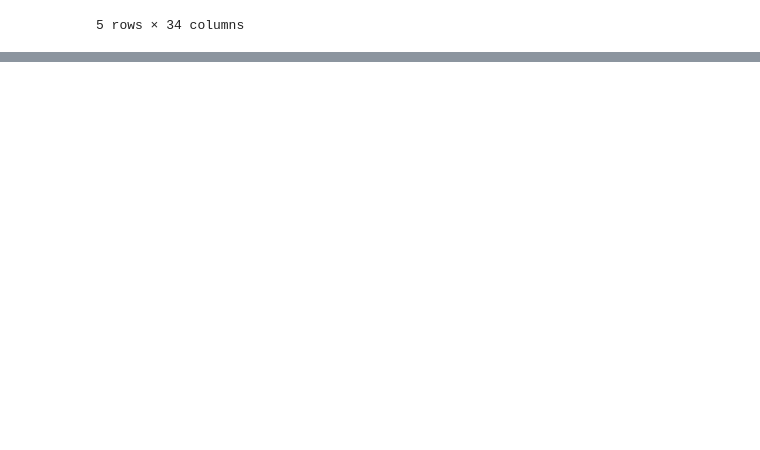
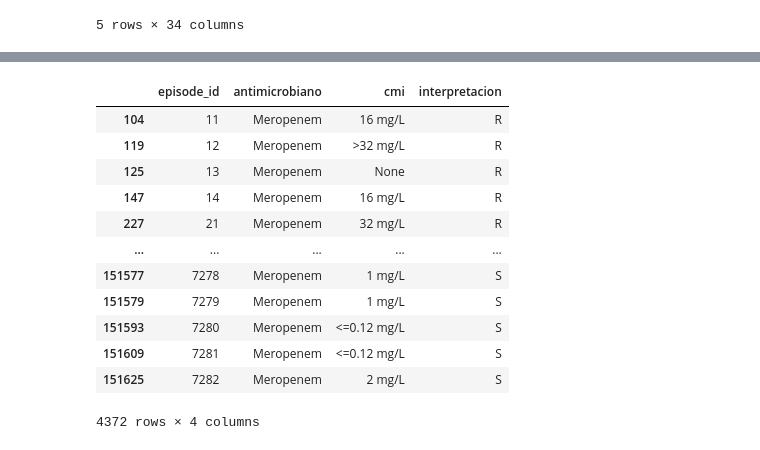
Before and after one commit to PauPascualMas/ML_model, a Jupyter notebook: notebooks/preprocess.ipynb, the cells around one changed output, grey strips where cells are left out. Drawn from its saved outputs; the diff is of its cells as text; code cells hidden in the pictures; blank space fills up the shorter version.

```diff
--- a/notebooks/preprocess.ipynb
+++ b/notebooks/preprocess.ipynb
@@ -243,0 +527,3 @@ pd.get_dummies(tbl_signos['foco'], prefix='foco', dtype=int).head()
+# %%
+tbl_antibiograma = pd.read_sql_query("SELECT * FROM antibiograma", con=conn)
+tbl_antibiograma.head()
@@ -243,0 +537,16 @@ pd.get_dummies(tbl_signos['foco'], prefix='foco', dtype=int).head()
+# %%
+tbl_antibiograma[tbl_antibiograma['antimicrobiano']=='Meropenem']
+# %% [output]
+|  | episode_id | antimicrobiano | cmi | interpretacion |
+| 104 | 11 | Meropenem | 16 mg/L | R |
+| 119 | 12 | Meropenem | >32 mg/L | R |
+| 125 | 13 | Meropenem | None | R |
+| 147 | 14 | Meropenem | 16 mg/L | R |
+| 227 | 21 | Meropenem | 32 mg/L | R |
+| ... | ... | ... | ... | ... |
+| 151577 | 7278 | Meropenem | 1 mg/L | S |
+| 151579 | 7279 | Meropenem | 1 mg/L | S |
+| 151593 | 7280 | Meropenem | <=0.12 mg/L | S |
+| 151609 | 7281 | Meropenem | <=0.12 mg/L | S |
+| 151625 | 7282 | Meropenem | 2 mg/L | S |
+4372 rows × 4 columns
```
Also changed, not shown: parts of 38 cells of this notebook, 25 other files.
